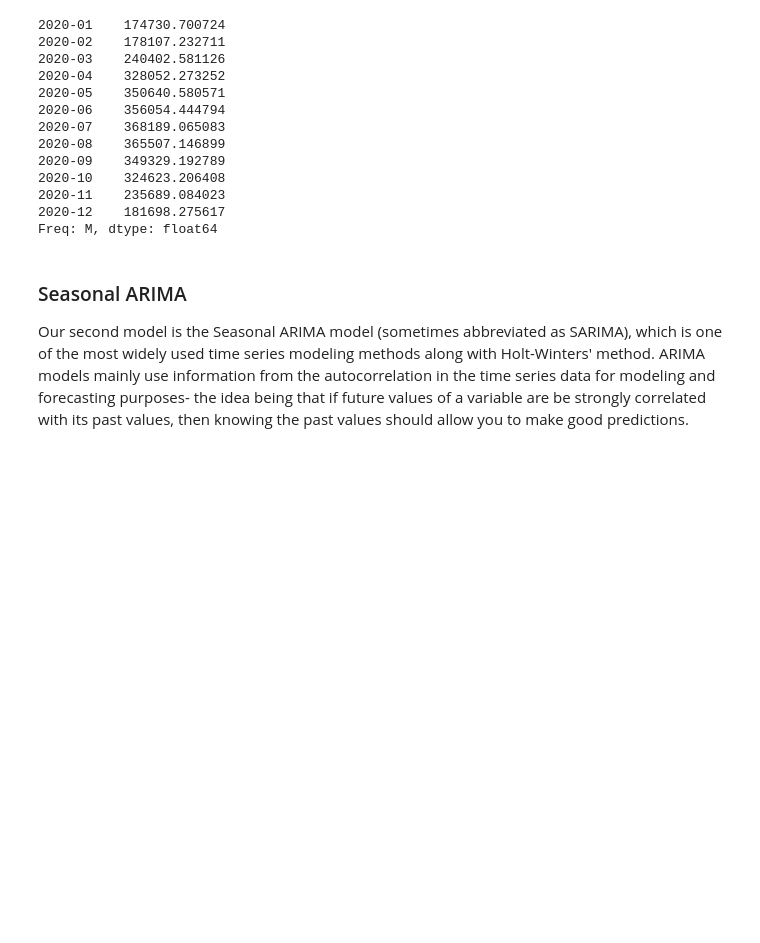
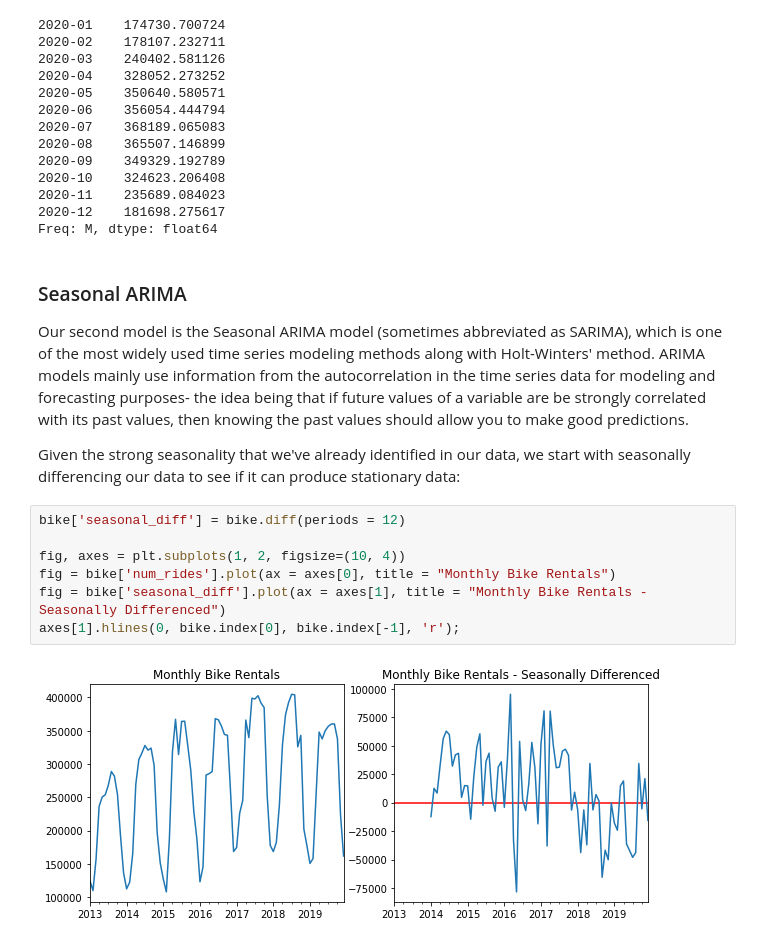
Before and after one commit to Christopher-Liu/bikeshare-ts-analysis, a Jupyter notebook: bikeshare_ts_proj.ipynb, the cells around one changed output. Cells and saved outputs as stored; diff of their text form; blank space fills up the shorter version.

Commit message:
Included section on seasonal differencing

```diff
--- a/bikeshare_ts_proj.ipynb
+++ b/bikeshare_ts_proj.ipynb
@@ -178,3 +178,14 @@ Freq: M, dtype: float64
 ### Seasonal ARIMA
 
 Our second model is the Seasonal ARIMA model (sometimes abbreviated as SARIMA), which is one of the most widely used time series modeling methods along with Holt-Winters' method. ARIMA models mainly use information from the autocorrelation in the time series data for modeling and forecasting purposes- the idea being that if future values of a variable are be strongly correlated with its past values, then knowing the past values should allow you to make good predictions.
+
+Given the strong seasonality that we've already identified in our data, we start with seasonally differencing our data to see if it can produce stationary data:
+# %%
+bike['seasonal_diff'] = bike.diff(periods = 12)
+
+fig, axes = plt.subplots(1, 2, figsize=(10, 4))
+fig = bike['num_rides'].plot(ax = axes[0], title = "Monthly Bike Rentals")
+fig = bike['seasonal_diff'].plot(ax = axes[1], title = "Monthly Bike Rentals - Seasonally Differenced")
+axes[1].hlines(0, bike.index[0], bike.index[-1], 'r');
+# %% [output]
+[figure, added]
```
Also changed, not shown: parts of 2 cells of this notebook.
